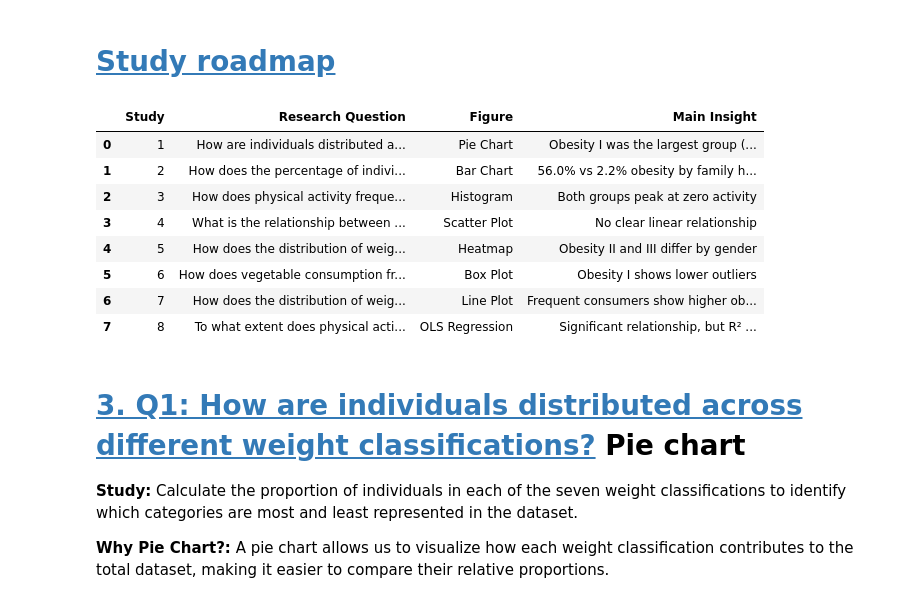
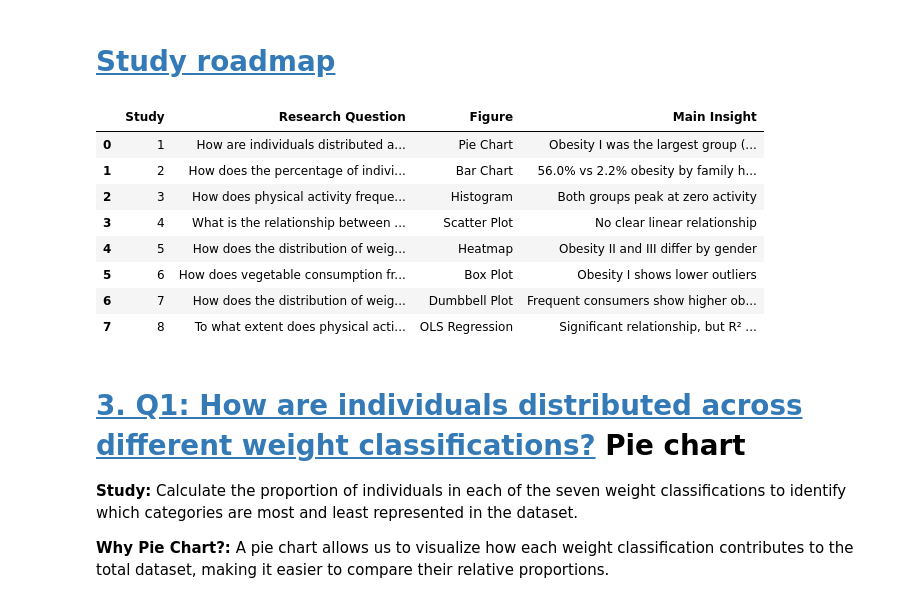
Before and after one commit to LeylahfrA01178568/2039_data_visualization, a Jupyter notebook: A10_presentation.ipynb, the cells around one changed output. Drawn from its saved outputs; the diff is of its cells as text; code cells hidden in the pictures.

```diff
--- a/A10_presentation.ipynb
+++ b/A10_presentation.ipynb
@@ -376,35 +376,35 @@ roadmap = pd.DataFrame({
         'Pie Chart',
         'Bar Chart',
         'Histogram',
         'Scatter Plot',
         'Heatmap',
         'Box Plot',
-        'Line Plot',
+        'Dumbbell Plot',
         'OLS Regression'
     ],
 
     'Main Insight': [
         'Obesity I was the largest group (16.8%)',
         '56.0% vs 2.2% obesity by family history',
         'Both groups peak at zero activity',
         'No clear linear relationship',
         'Obesity II and III differ by gender',
         'Obesity I shows lower outliers',
         'Frequent consumers show higher obesity proportions',
         'Significant relationship, but R² = 0.027'
     ]
 })
 
 display(roadmap)
 # %% [output]
 |  | Study | Research Question | Figure | Main Insight |
 | 0 | 1 | How are individuals distributed a... | Pie Chart | Obesity I was the largest group (... |
 | 1 | 2 | How does the percentage of indivi... | Bar Chart | 56.0% vs 2.2% obesity by family h... |
 | 2 | 3 | How does physical activity freque... | Histogram | Both groups peak at zero activity |
 | 3 | 4 | What is the relationship between ... | Scatter Plot | No clear linear relationship |
 | 4 | 5 | How does the distribution of weig... | Heatmap | Obesity II and III differ by gender |
 | 5 | 6 | How does vegetable consumption fr... | Box Plot | Obesity I shows lower outliers |
-| 6 | 7 | How does the distribution of weig... | Line Plot | Frequent consumers show higher ob... |
+| 6 | 7 | How does the distribution of weig... | Dumbbell Plot | Frequent consumers show higher ob... |
 | 7 | 8 | To what extent does physical acti... | OLS Regression | Significant relationship, but R² ... |
 # %% [markdown]
 # [3. Q1: How are individuals distributed across different weight classifications?]((#scrollTo=u9q-QGBEvqn_&line=10&uniqifier=1)) **Pie chart**
```
Also changed, not shown: parts of 11 cells of this notebook.
